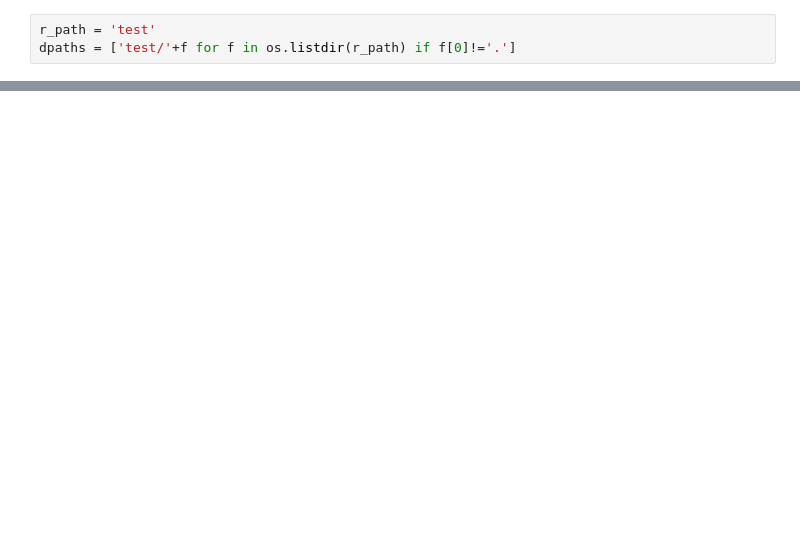
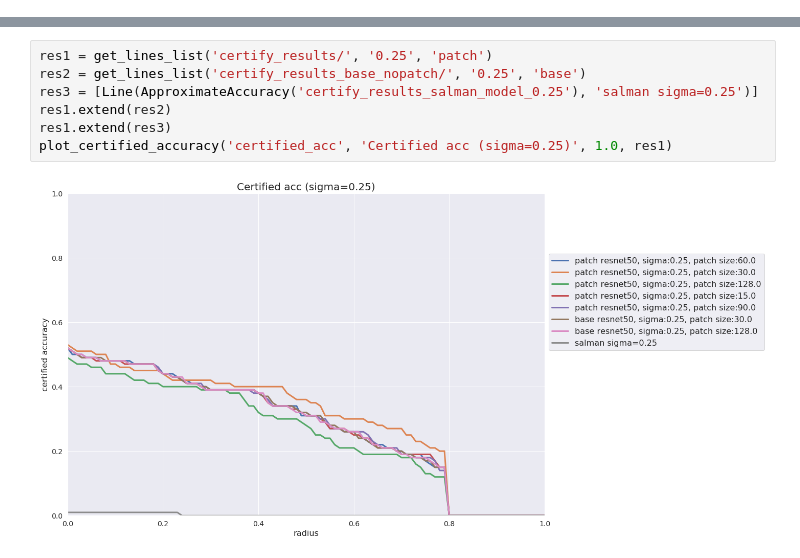
Before and after one commit to NYU-DICE-Lab/CorrelatedSampleRS, a Jupyter notebook: analysis_plot.ipynb, the cells around one changed output, grey strips where cells are left out. Cells and saved outputs as stored; diff of their text form; blank space fills up the shorter version.

```diff
--- a/analysis_plot.ipynb
+++ b/analysis_plot.ipynb
@@ -7,3 +8,0 @@ import glob
-# %%
-r_path = 'test'
-dpaths = ['test/'+f for f in os.listdir(r_path) if f[0]!='.']
@@ -23,0 +33,9 @@ plot_certified_accuracy('certified_acc', 'Certified acc fo image ensemble', 4.0,
+# %%
+res1 = get_lines_list('certify_results/', '0.25', 'patch')
+res2 = get_lines_list('certify_results_base_nopatch/', '0.25', 'base')
+res3 = [Line(ApproximateAccuracy('certify_results_salman_model_0.25'), 'salman sigma=0.25')]
+res1.extend(res2)
+res1.extend(res3)
+plot_certified_accuracy('certified_acc', 'Certified acc (sigma=0.25)', 1.0, res1)
+# %% [output]
+[figure, added]
```
Also changed, not shown: parts of 10 cells of this notebook, 1 other file.
